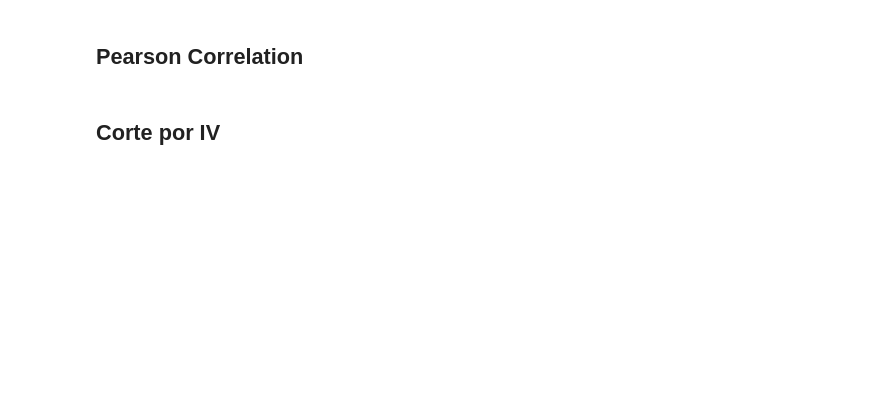
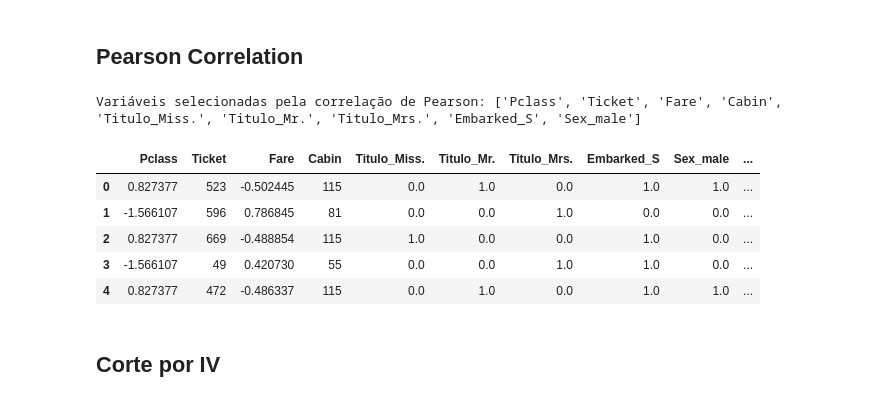
Before and after one commit to DKawaguch/Feature_Selection_Problems, a Jupyter notebook: Titanic/FS_Titanic.ipynb, the cells around one changed output. Cells and saved outputs as stored; diff of their text form; code cells hidden in the pictures; blank space fills up the shorter version.

```diff
--- a/Titanic/FS_Titanic.ipynb
+++ b/Titanic/FS_Titanic.ipynb
@@ -331,6 +407,32 @@ abt_boruta = abt_model.copy()
 # %%
 # Cópia para Pearson
 abt_pearson = abt_model.copy()
+# %%
+# Calcular a correlação de Pearson entre as features e a variável alvo
+correlation_matrix = abt_pearson.corr()
+
+# Selecionar as features que possuem uma correlação significativa com a variável alvo
+correlation_threshold = 0.1  # Defina um limiar de correlação
+significant_features = correlation_matrix.index[abs(correlation_matrix["Survived"]) > correlation_threshold].tolist()
+
+# Remover a variável alvo da lista de features significativas
+significant_features.remove("Survived")
+
+# Criar um novo dataframe com as features selecionadas
+abt_pearson_selected = abt_pearson[significant_features + ["Survived"]]
+
+print("Selected feature by Pearson:", significant_features)
+
+# Exibir as primeiras linhas do novo dataframe
+abt_pearson_selected.head()
+# %% [output]
+Variáveis selecionadas pela correlação de Pearson: ['Pclass', 'Ticket', 'Fare', 'Cabin', 'Titulo_Miss.', 'Titulo_Mr.', 'Titulo_Mrs.', 'Embarked_S', 'Sex_male']
+|  | Pclass | Ticket | Fare | Cabin | Titulo_Miss. | Titulo_Mr. | Titulo_Mrs. | Embarked_S | Sex_male | ... |
+| 0 | 0.827377 | 523 | -0.502445 | 115 | 0.0 | 1.0 | 0.0 | 1.0 | 1.0 | ... |
+| 1 | -1.566107 | 596 | 0.786845 | 81 | 0.0 | 0.0 | 1.0 | 0.0 | 0.0 | ... |
+| 2 | 0.827377 | 669 | -0.488854 | 115 | 1.0 | 0.0 | 0.0 | 1.0 | 0.0 | ... |
+| 3 | -1.566107 | 49 | 0.420730 | 55 | 0.0 | 0.0 | 1.0 | 1.0 | 0.0 | ... |
+| 4 | 0.827377 | 472 | -0.486337 | 115 | 0.0 | 1.0 | 0.0 | 1.0 | 1.0 | ... |
 # %% [markdown]
 ## Corte por IV
 # %%
```
Also changed, not shown: parts of 13 cells of this notebook.
